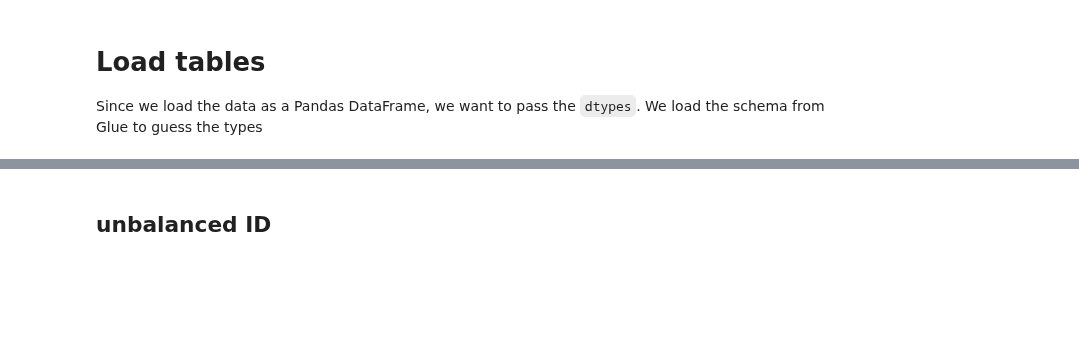
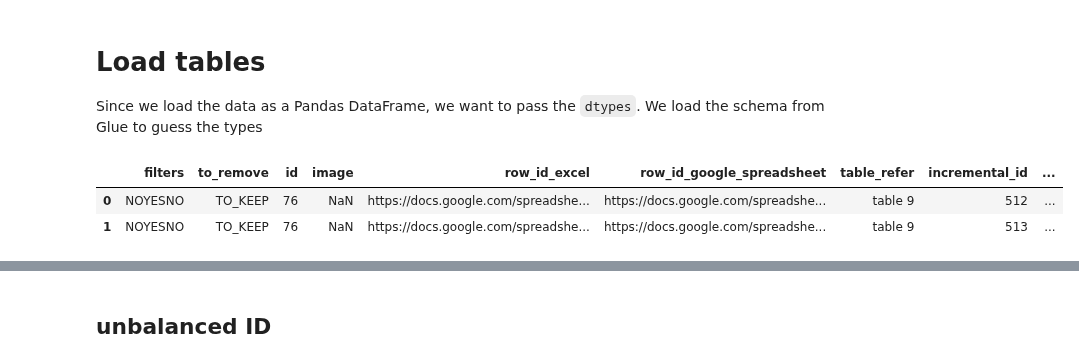
Before and after one commit to thomaspernet/esg_metadata, a Jupyter notebook: 02_data_analysis/01_model_train_evaluate/01_sign_of_effect/00_sign_of_effect_classification.ipynb, the cells around one changed output, grey strips where cells are left out. Cells and saved outputs as stored; diff of their text form; code cells hidden in the pictures; blank space fills up the shorter version.

```diff
--- a/02_data_analysis/01_model_train_evaluate/01_sign_of_effect/00_sign_of_effect_classification.ipynb
+++ b/02_data_analysis/01_model_train_evaluate/01_sign_of_effect/00_sign_of_effect_classification.ipynb
@@ -117,7 +117,7 @@ SELECT
        citable_docs_3years, cites_doc_2years, country,
        publication_year, publication_type, cnrs_ranking, peer_reviewed,
        study_focused_on_social_environmental_behaviour, type_of_data,
-       first_date_of_observations, last_date_of_observations,
+       first_date_of_observations,mid_year, last_date_of_observations,
        windows, adjusted_model_name,
        adjusted_model, dependent, adjusted_dependent, independent,
        adjusted_independent,
@@ -144,32 +144,36 @@ FROM
       COUNT(*) as weight
     FROM
       test
     GROUP BY
       id
   ) as c on test.id = c.id
   WHERE filters != 'TrueTrueTrue' and filters != 'FalseFalseFalse' and sjr IS NOT NULL
 
     """.format(db, table)
     try:
         df = (s3.run_query(
             query=query,
             database=db,
             s3_output='SQL_OUTPUT_ATHENA',
             filename=filename,  # Add filename to print dataframe
             destination_key='SQL_OUTPUT_ATHENA/CSV',  #Use it temporarily
             dtype = dtypes
         )
                 )
     except:
         pass
     s3.download_file(
         key = full_path_filename
     )
     shutil.move(
         filename + '.csv',
         os.path.join(path_local, filename + '.csv')
     )
     s3.remove_file(full_path_filename)
 df.head(2)
+# %% [output]
+|  | filters | to_remove | id | image | row_id_excel | row_id_google_spreadsheet | table_refer | incremental_id | ... |
+| 0 | NOYESNO | TO_KEEP | 76 | NaN | https://docs.google.com/spreadshe... | https://docs.google.com/spreadshe... | table 9 | 512 | ... |
+| 1 | NOYESNO | TO_KEEP | 76 | NaN | https://docs.google.com/spreadshe... | https://docs.google.com/spreadshe... | table 9 | 513 | ... |
 # %%
 df.isna().sum().sort_values().loc[lambda x: x> 0]
```
Also changed, not shown: parts of 62 cells of this notebook, 2 other files.
